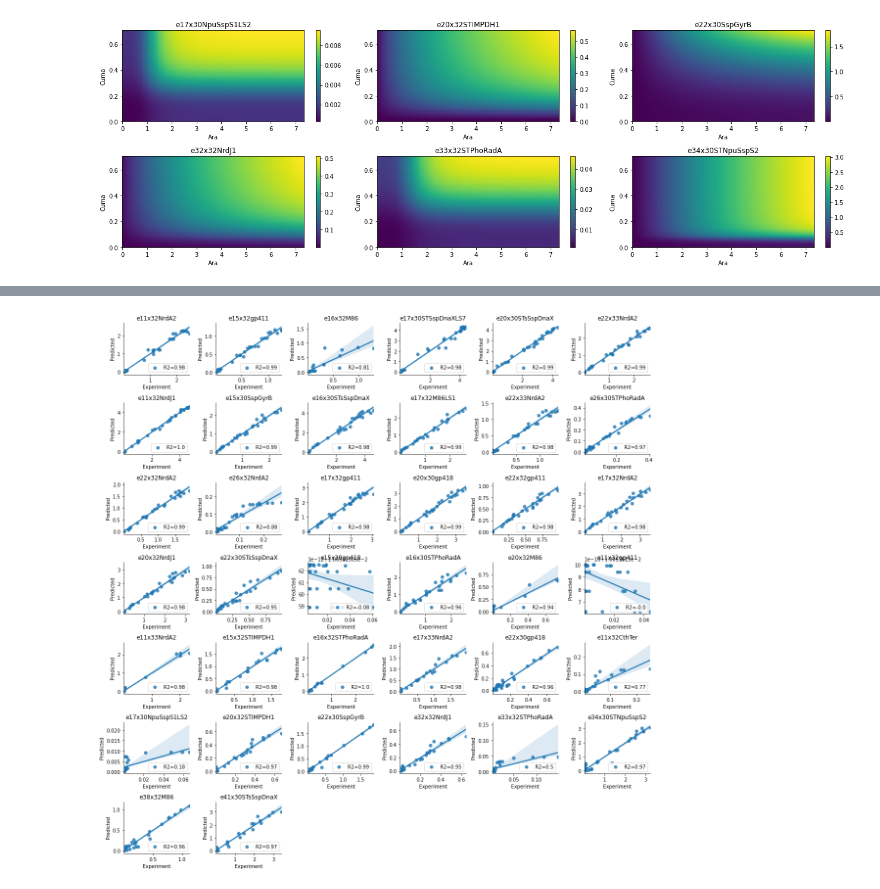
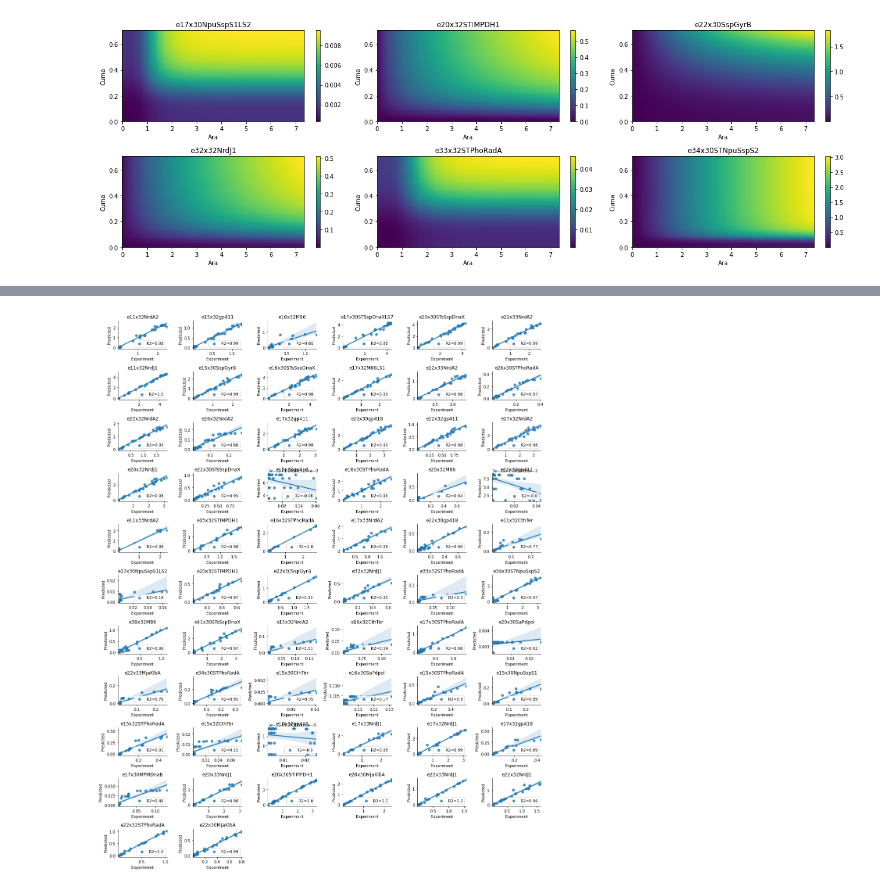
Before and after one commit to rmardian/intein-based-circuits, a Jupyter notebook: AND Gates Screening - Full.ipynb, the cells around one changed output, grey strips where cells are left out. Cells and saved outputs as stored; diff of their text form; code cells hidden in the pictures.

```diff
--- a/AND Gates Screening - Full.ipynb
+++ b/AND Gates Screening - Full.ipynb
@@ -278,19 +308,19 @@ plot_colormesh(colormeshes[36:42])
 # %%
-f, axs = plt.subplots(7, 6, sharex=False, sharey=False, figsize=(16, 16))
+f, axs = plt.subplots(11, 6, sharex=False, sharey=False, figsize=(16, 20))
 axr = axs.ravel()
 for i, ax in enumerate(axr):
     if i < len(ys):
         sns.regplot(ys[i][1], ys[i][2], ax=ax, label='R2={}'.format(round(r2_score(ys[i][1], ys[i][2]), 2)))
         ax.set_title(ys[i][0])
         ax.set_xlabel('Experiment')
         ax.set_ylabel('Predicted')
         ax.legend(loc=4)
         sns.despine()
     else:
         ax.set_visible(False)
 plt.tight_layout()
 # %% [output]
-[figure, old version]
+[figure, new version]
 # %%
 params = pd.DataFrame(hill_params, columns=['gate','K1','K2','n1','n2','ymin1','ymin2','ymax1','ymax2']) \
             .set_index('gate')
```
Also changed, not shown: parts of 13 cells of this notebook, 17 other files.
